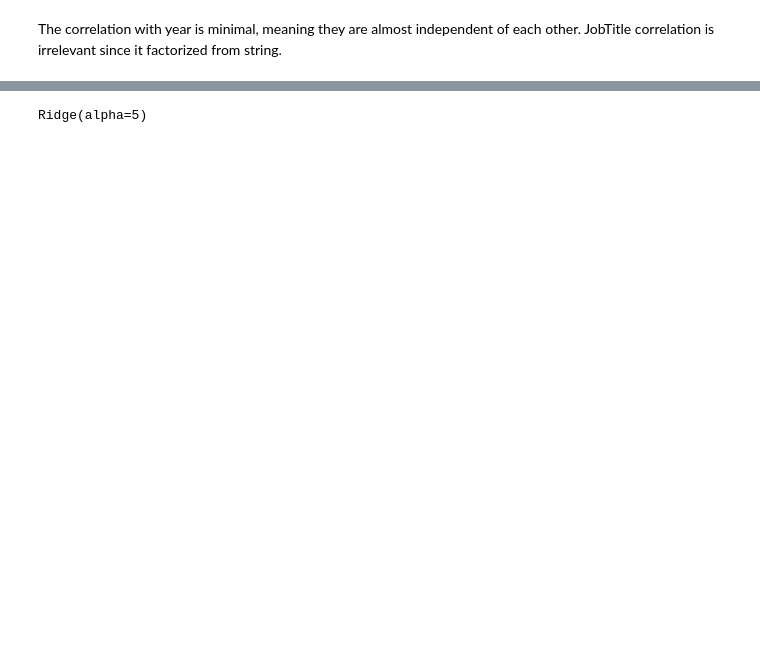
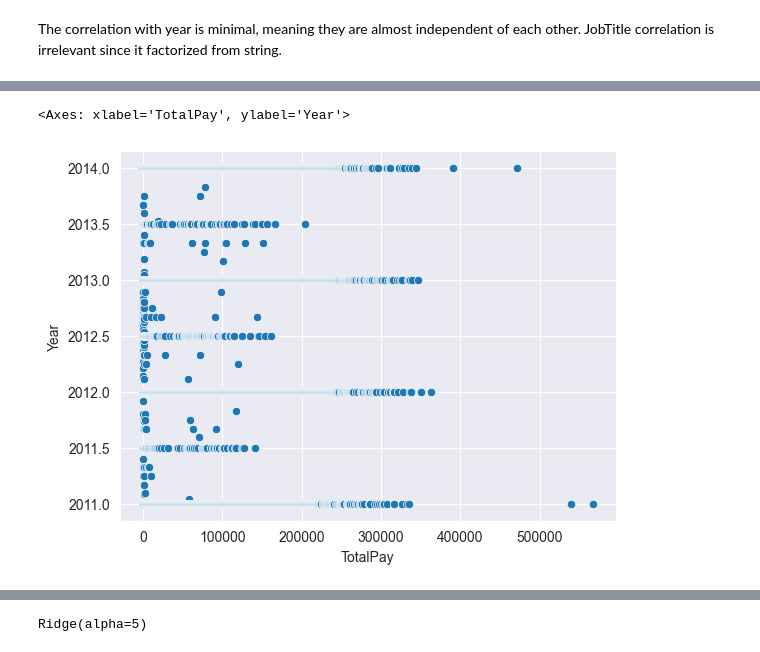
Before and after one commit to Warek-Labs/fia-labs, a Jupyter notebook: main.ipynb, the cells around one changed output, grey strips where cells are left out. Saved outputs shown, nothing was run; the diff lists cells and outputs as text; code cells hidden in the pictures; blank space fills up the shorter version.

```diff
--- a/main.ipynb
+++ b/main.ipynb
@@ -172,0 +191,6 @@ The correlation with year is minimal, meaning they are almost independent of eac
+# %%
+# Plot the average Year based on TotalPay, group by 'TotalPay' and calculate the mean of 'Year'
+sns.scatterplot(x='TotalPay', y='Year', data=data.groupby('TotalPay')['Year'].mean().reset_index())
+# %% [output]
+<Axes: xlabel='TotalPay', ylabel='Year'>
+[figure, added]
```
Also changed, not shown: parts of 27 cells of this notebook.
